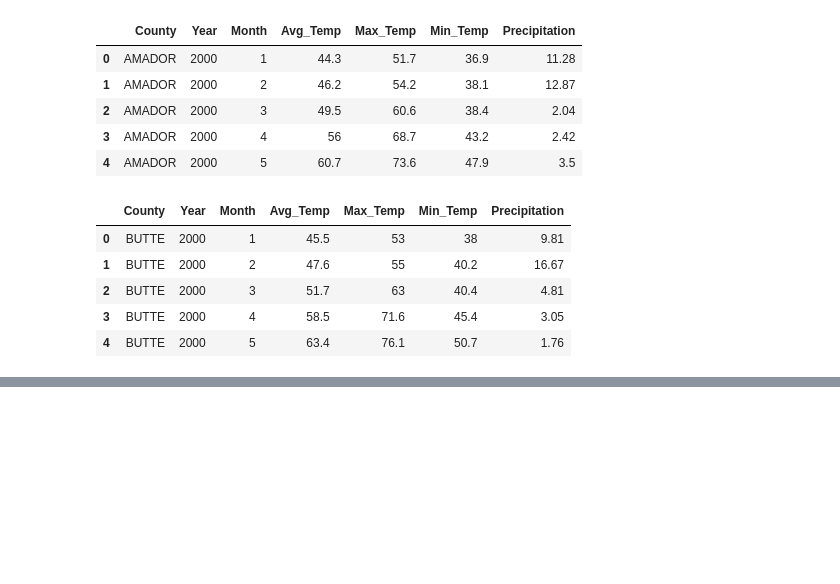
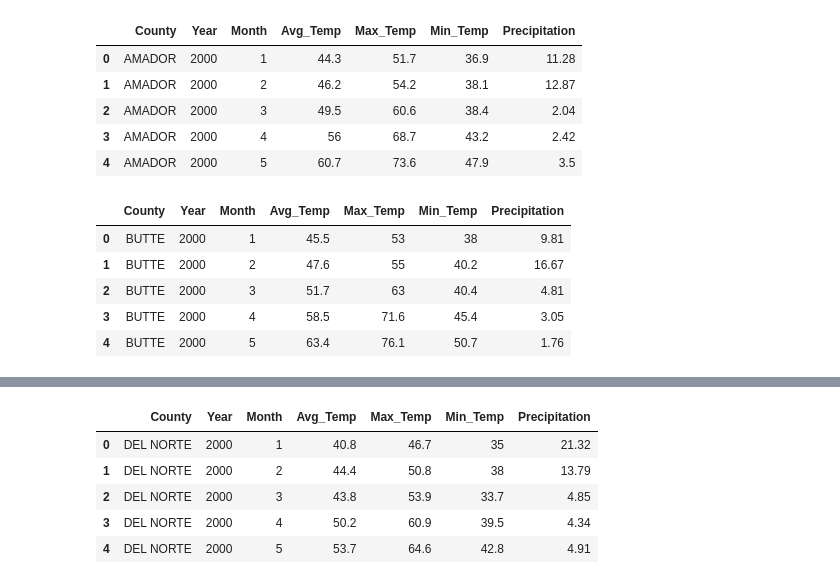
Before and after one commit to ftavafi/california-wildfire-risk-prediction-platform, a Jupyter notebook: notebooks/02_weather_data_ingestion.ipynb, the cells around one changed output, grey strips where cells are left out. Drawn from its saved outputs; the diff is of its cells as text; code cells hidden in the pictures; blank space fills up the shorter version.

```diff
--- a/notebooks/02_weather_data_ingestion.ipynb
+++ b/notebooks/02_weather_data_ingestion.ipynb
@@ -200,0 +288,27 @@ df_avg_temp.head()
+# %%
+# 7-DEL NORTE County Data Cleaning
+path = Path('../data/raw/weather/7-DEL NORTE/data.csv')
+df_avg_temp = clean_weather_data(path, 'Avg_Temp', 'DEL NORTE')
+
+path = Path('../data/raw/weather/7-DEL NORTE/data (1).csv')
+df_max_temp = clean_weather_data(path, 'Max_Temp', 'DEL NORTE')
+path = Path('../data/raw/weather/7-DEL NORTE/data (2).csv')
+df_min_temp = clean_weather_data(path, 'Min_Temp', 'DEL NORTE')
+
+path = Path('../data/raw/weather/7-DEL NORTE/data (3).csv')
+df_precipitation = clean_weather_data(path, 'Precipitation', 'DEL NORTE')
+
+# DEL NORTE County Data Integration
+df_avg_temp['Max_Temp'] = df_max_temp['Max_Temp']
+df_avg_temp['Min_Temp'] = df_min_temp['Min_Temp']
+df_avg_temp['Precipitation'] = df_precipitation['Precipitation']
+df_avg_temp.to_csv('../data/processed/weather/7-DEL NORTE.csv', index=False)
+
+df_avg_temp.head()
+# %% [output]
+|  | County | Year | Month | Avg_Temp | Max_Temp | Min_Temp | Precipitation |
+| 0 | DEL NORTE | 2000 | 1 | 40.8 | 46.7 | 35 | 21.32 |
+| 1 | DEL NORTE | 2000 | 2 | 44.4 | 50.8 | 38 | 13.79 |
+| 2 | DEL NORTE | 2000 | 3 | 43.8 | 53.9 | 33.7 | 4.85 |
+| 3 | DEL NORTE | 2000 | 4 | 50.2 | 60.9 | 39.5 | 4.34 |
+| 4 | DEL NORTE | 2000 | 5 | 53.7 | 64.6 | 42.8 | 4.91 |
```
Also changed, not shown: parts of 44 cells of this notebook, 10 other files.
